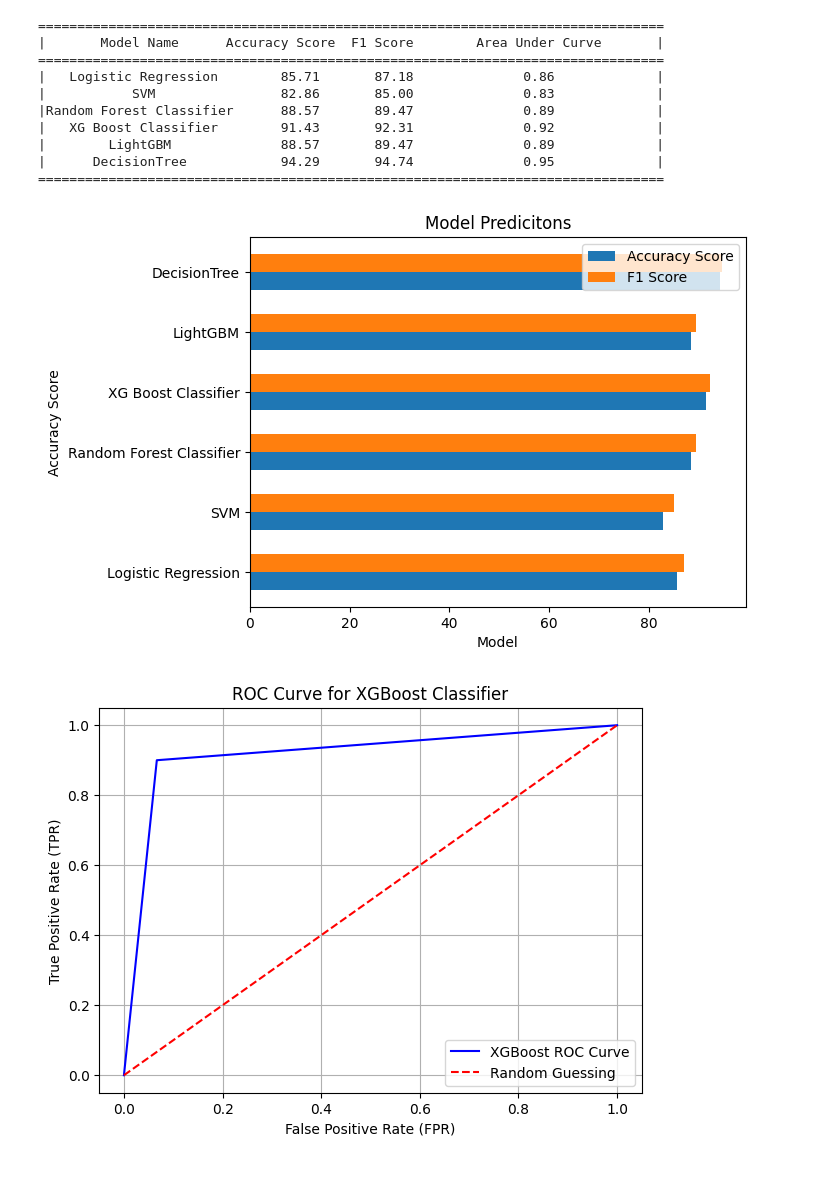
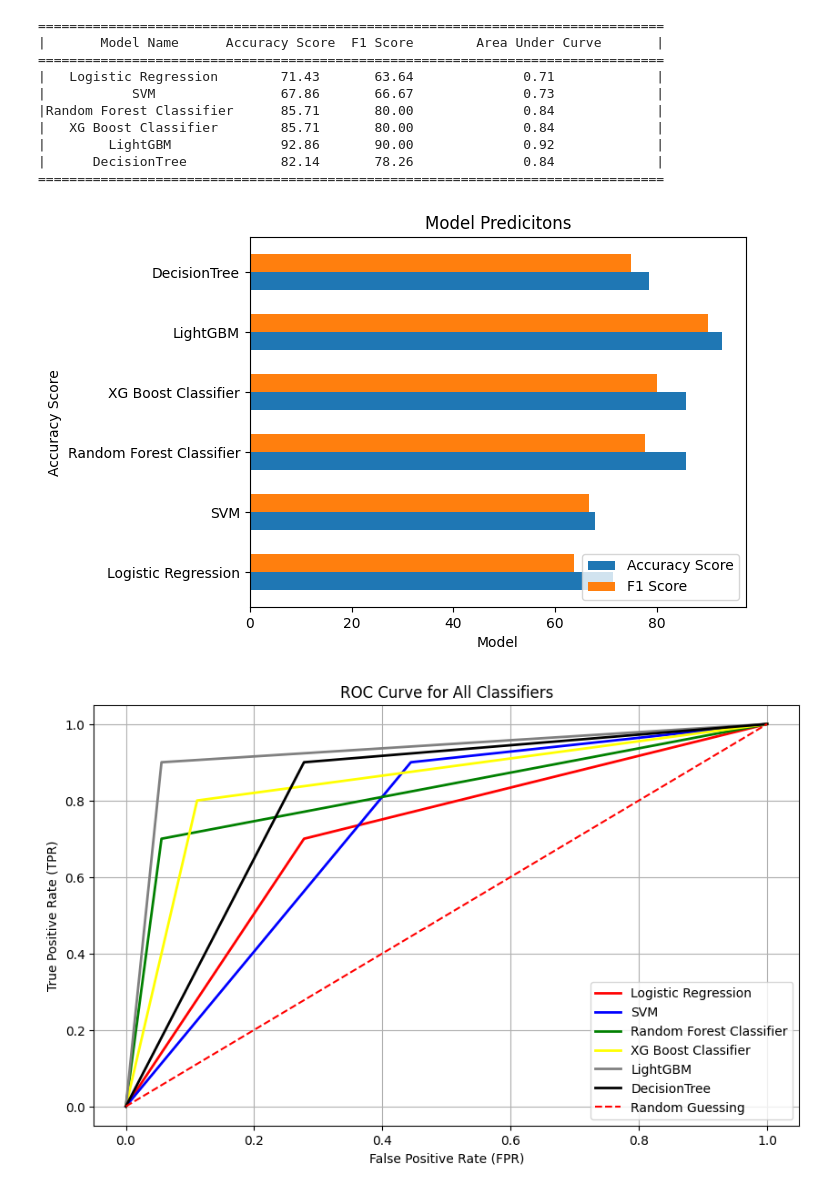
Before and after one commit to pmk456/AI-Based-Parkinson-Disease-Detection, a Jupyter notebook: model_evaluation.ipynb, the cells around one changed output. Cells and saved outputs as stored; diff of their text form; code cells hidden in the pictures.

```diff
--- a/model_evaluation.ipynb
+++ b/model_evaluation.ipynb
@@ -33,18 +31,19 @@ df
 # %%
+# Reading the dataset
+X = pd.read_csv("DataSet/train_data/train-data.csv")
+y = pd.read_csv("DataSet/train_data/train-data-output.csv")
 # loading all models
 models = {
     "Logistic Regression": LogisticRegression(),
     "SVM": SVC(kernel="rbf", C=1.0),
     "Random Forest Classifier": RandomForestClassifier(),
     "XG Boost Classifier": xgb.XGBClassifier(),
-    "LightGBM": lgb.LGBMClassifier(n_estimators=1000, verbose=-1),
+    "LightGBM": lgb.LGBMClassifier(verbose=-1),
     "DecisionTree": DecisionTreeClassifier()
 }
-for model in models:
-    print(model)
 # No need of preprocessing as no nan values found
-X = df.drop("class", inplace=False, axis=1)
-y = df['class']
+# X = df.drop("class", inplace=False, axis=1)
+# y = df['class']
 X.drop("ID", axis=1, inplace=True)
 # Encoding Labels of Class
 label_encoder = LabelEncoder()
@@ -91,12 +83,12 @@ print("="*80)
 ================================================================================
 |       Model Name      Accuracy Score  F1 Score        Area Under Curve       |
 ================================================================================
-|   Logistic Regression        85.71       87.18              0.86             |
-|           SVM                82.86       85.00              0.83             |
-|Random Forest Classifier      88.57       89.47              0.89             |
-|   XG Boost Classifier        91.43       92.31              0.92             |
-|        LightGBM              88.57       89.47              0.89             |
-|      DecisionTree            94.29       94.74              0.95             |
+|   Logistic Regression        71.43       63.64              0.71             |
+|           SVM                67.86       66.67              0.73             |
+|Random Forest Classifier      85.71       80.00              0.84             |
+|   XG Boost Classifier        85.71       80.00              0.84             |
+|        LightGBM              92.86       90.00              0.92             |
+|      DecisionTree            82.14       78.26              0.84             |
 ================================================================================
 # %%
 # Creating a bar graph to see which model performed well graphically by utilizing both accuracy_score and f1_score
@@ -117,19 +109,27 @@ plt.title("Model Predicitons")
 plt.legend()
 plt.show()
 # %% [output]
-[figure, old version]
+[figure, new version]
 # %%
 # By seeing this we can conclude that XG Boost Model is performing best comparing to the rest
 # Lets make a ROC curve for XG Boost Classifier and see the details
-fpr, tpr = roc_curve_details['XG Boost Classifier']['fpr'], roc_curve_details['XG Boost Classifier']['tpr']
-plt.figure(figsize=(7,5))
-plt.plot(fpr, tpr, color='blue', label="XGBoost ROC Curve")
+# fpr, tpr = roc_curve_details['XG Boost Classifier']['fpr'], roc_curve_details['XG Boost Classifier']['tpr']
+# fpr_lr, tpr_lr = roc_curve_details['Logistic Regression']['fpr'], roc_curve_details['Logistic Regression']['tpr']
+# plt.figure(figsize=(7,5))
+# plt.plot(fpr, tpr, color='blue', label="XGBoost ROC Curve")
+# plt.plot(fpr_lr, tpr_lr, color="red", label="Logistic Regression Curve")
+plt.figure(figsize=(10, 6))
+colors = ['red', 'blue', 'green', 'yellow', 'gray', 'black']
+i = 0
+for model in roc_curve_details:
+    plt.plot(roc_curve_details[model]['fpr'], roc_curve_details[model]['tpr'], color=colors[i], label=model, linewidth=2)
+    i += 1
 plt.plot([0, 1], [0, 1], color='red', linestyle="--", label="Random Guessing")
 plt.xlabel("False Positive Rate (FPR)")
 plt.ylabel("True Positive Rate (TPR)")
-plt.title("ROC Curve for XGBoost Classifier")
+plt.title("ROC Curve for All Classifiers")
 plt.legend()
 plt.grid(True)
 plt.show()
 # %% [output]
-[figure, old version]
+[figure, new version]
```
Also changed, not shown: parts of 3 cells of this notebook.
